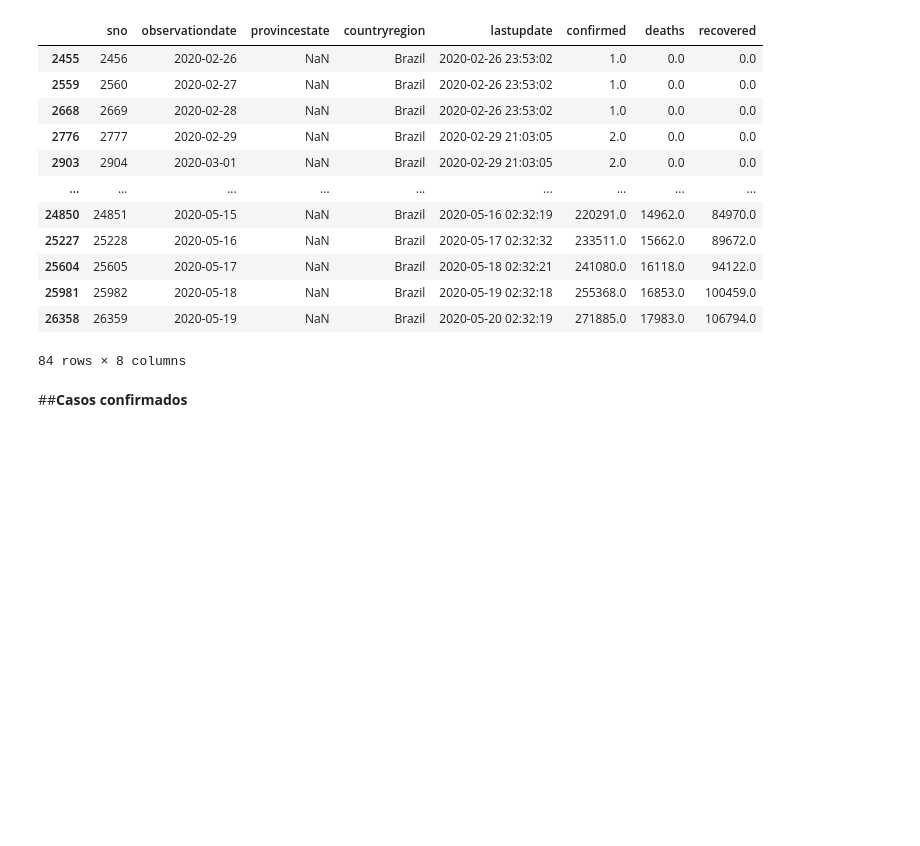
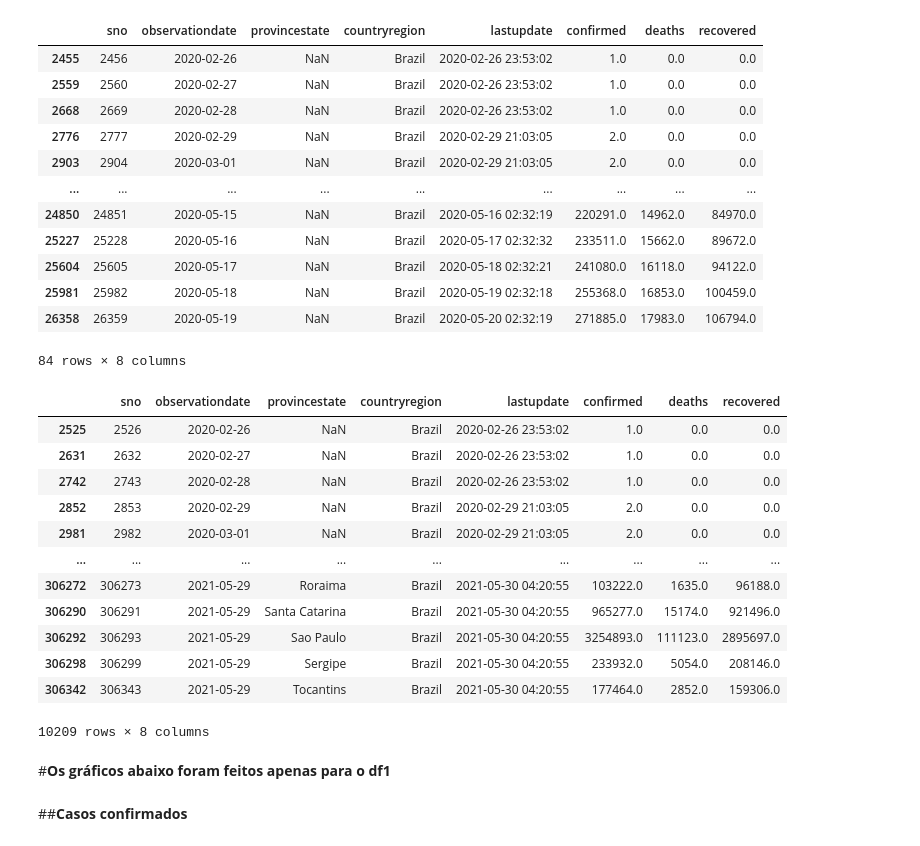
Before and after one commit to isabela-rossetti/analise_de_dados_covid, a Jupyter notebook: evolucao_COVID-19.ipynb, the cells around one changed output. Drawn from its saved outputs; the diff is of its cells as text; code cells hidden in the pictures; blank space fills up the shorter version.

```diff
--- a/evolucao_COVID-19.ipynb
+++ b/evolucao_COVID-19.ipynb
@@ -144,6 +197,24 @@ brasil
 | 25981 | 25982 | 2020-05-18 | NaN | Brazil | 2020-05-19 02:32:18 | 255368.0 | 16853.0 | 100459.0 |
 | 26358 | 26359 | 2020-05-19 | NaN | Brazil | 2020-05-20 02:32:19 | 271885.0 | 17983.0 | 106794.0 |
 84 rows × 8 columns
+# %%
+brasil2
+# %% [output]
+|  | sno | observationdate | provincestate | countryregion | lastupdate | confirmed | deaths | recovered |
+| 2525 | 2526 | 2020-02-26 | NaN | Brazil | 2020-02-26 23:53:02 | 1.0 | 0.0 | 0.0 |
+| 2631 | 2632 | 2020-02-27 | NaN | Brazil | 2020-02-26 23:53:02 | 1.0 | 0.0 | 0.0 |
+| 2742 | 2743 | 2020-02-28 | NaN | Brazil | 2020-02-26 23:53:02 | 1.0 | 0.0 | 0.0 |
+| 2852 | 2853 | 2020-02-29 | NaN | Brazil | 2020-02-29 21:03:05 | 2.0 | 0.0 | 0.0 |
+| 2981 | 2982 | 2020-03-01 | NaN | Brazil | 2020-02-29 21:03:05 | 2.0 | 0.0 | 0.0 |
+| ... | ... | ... | ... | ... | ... | ... | ... | ... |
+| 306272 | 306273 | 2021-05-29 | Roraima | Brazil | 2021-05-30 04:20:55 | 103222.0 | 1635.0 | 96188.0 |
+| 306290 | 306291 | 2021-05-29 | Santa Catarina | Brazil | 2021-05-30 04:20:55 | 965277.0 | 15174.0 | 921496.0 |
+| 306292 | 306293 | 2021-05-29 | Sao Paulo | Brazil | 2021-05-30 04:20:55 | 3254893.0 | 111123.0 | 2895697.0 |
+| 306298 | 306299 | 2021-05-29 | Sergipe | Brazil | 2021-05-30 04:20:55 | 233932.0 | 5054.0 | 208146.0 |
+| 306342 | 306343 | 2021-05-29 | Tocantins | Brazil | 2021-05-30 04:20:55 | 177464.0 | 2852.0 | 159306.0 |
+10209 rows × 8 columns
+# %% [markdown]
+#**Os gráficos abaixo foram feitos apenas para o df1**
 # %% [markdown]
 ##**Casos confirmados**
 # %%
```
Also changed, not shown: parts of 20 cells of this notebook.
